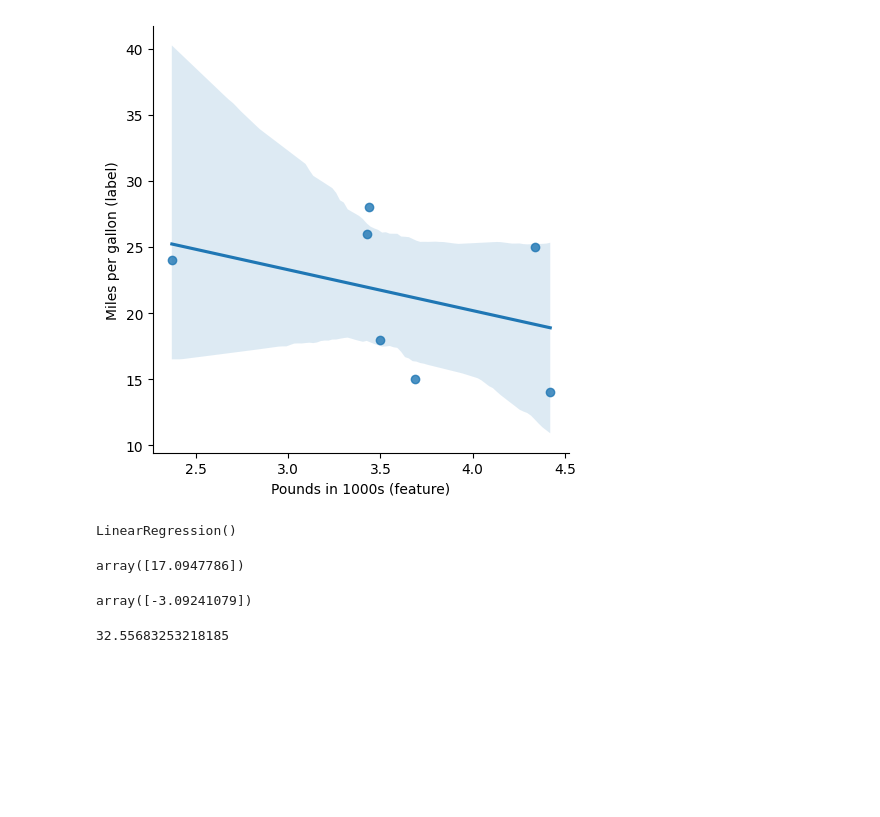
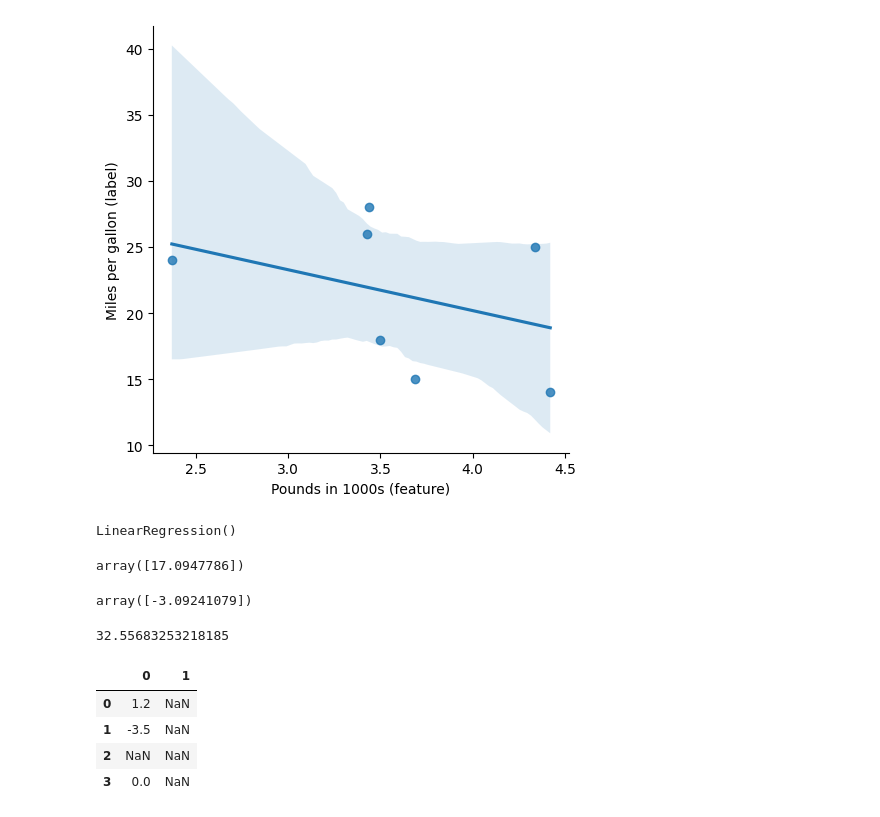
Before and after one commit to Adarsh-5harma/ML_Internship, a Jupyter notebook: linear_Regression.ipynb, the cells around one changed output. Cells and saved outputs as stored; diff of their text form; code cells hidden in the pictures; blank space fills up the shorter version.

Commit message:
Kaggle Notebook | Clean_Dirty_Data | Version 1

```diff
--- a/linear_Regression.ipynb
+++ b/linear_Regression.ipynb
@@ -123,3 +123,15 @@ array([-3.09241079])
 reg.intercept_
 # %% [output]
 32.55683253218185
+# %%
+# Handle Missing Data
+import pandas as pd
+mdf = pd.read_csv("/kaggle/input/missing/miss.csv", header = None)
+
+mdf
+# %% [output]
+|  | 0 | 1 |
+| 0 | 1.2 | NaN |
+| 1 | -3.5 | NaN |
+| 2 | NaN | NaN |
+| 3 | 0.0 | NaN |
```
Also changed, not shown: parts of 5 cells of this notebook.
